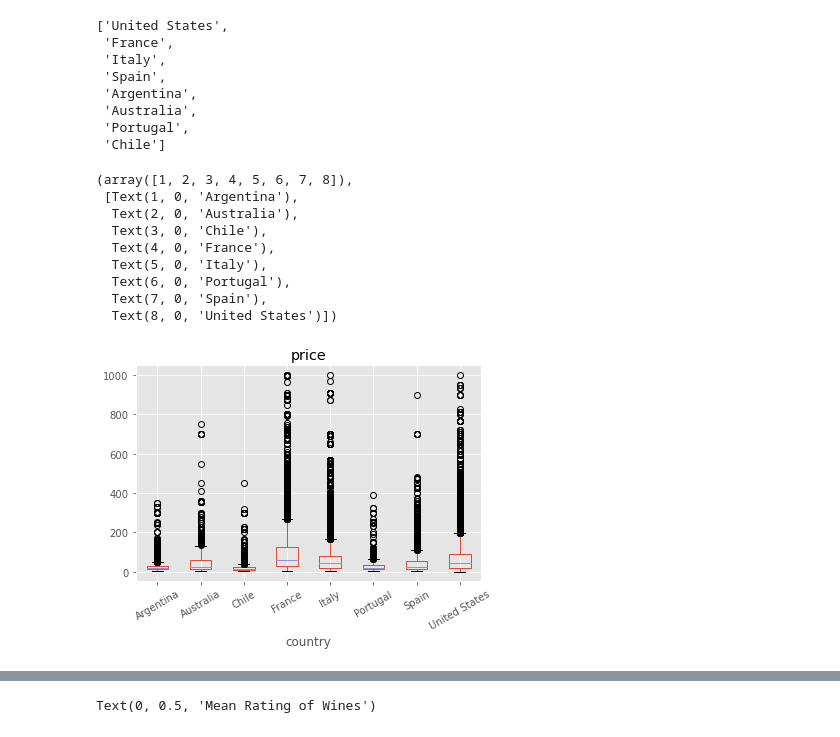
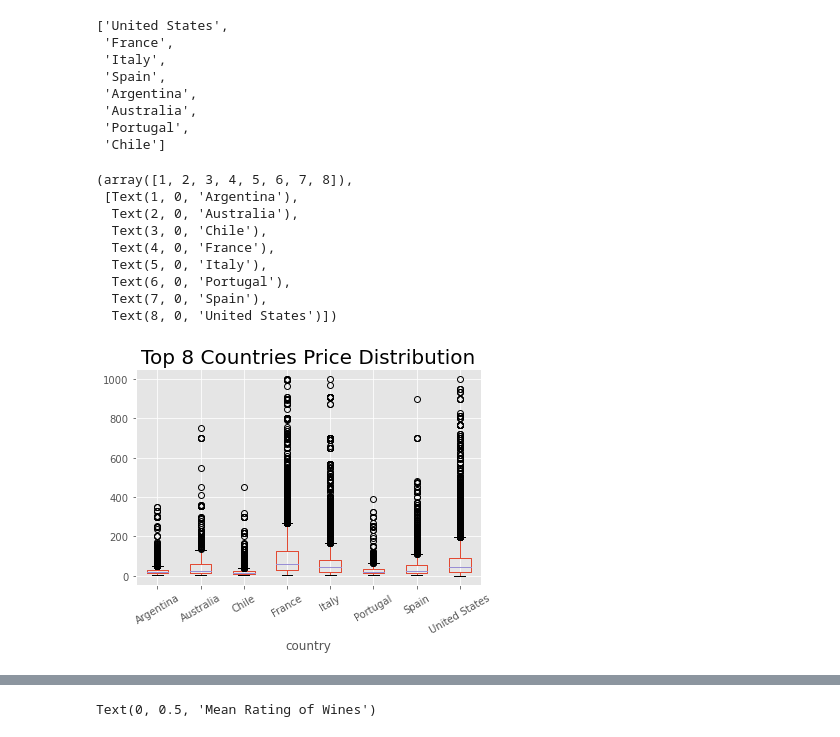
Before and after one commit to WilliamJHan/Selenium_Vivino, a Jupyter notebook: Vivino_Data_Analysis.ipynb, the cells around one changed output, grey strips where cells are left out. Cells and saved outputs as stored; diff of their text form; code cells hidden in the pictures.

```diff
--- a/Vivino_Data_Analysis.ipynb
+++ b/Vivino_Data_Analysis.ipynb
@@ -168,22 +168,23 @@ top8_countries
 # %%
 # Look at country & price without the 'NA' or -1
 Vivino_country_price = Vivino[(Vivino['country'] != 'NA') & (Vivino['price'] != -1) & (Vivino['price'] < 1000)]
 Vivino_country_price = Vivino_country_price[Vivino_country_price['country'].isin(top8_countries)]
 Vivino_country_price = Vivino_country_price[['country', 'price']]
 Vivino_country_price.boxplot(by = 'country', column = 'price')
 plt.suptitle('')
+plt.title('Top 8 Countries Price Distribution', fontsize = 20)
 plt.xticks(rotation = 30)
 # %% [output]
 (array([1, 2, 3, 4, 5, 6, 7, 8]),
  [Text(1, 0, 'Argentina'),
   Text(2, 0, 'Australia'),
   Text(3, 0, 'Chile'),
   Text(4, 0, 'France'),
   Text(5, 0, 'Italy'),
   Text(6, 0, 'Portugal'),
   Text(7, 0, 'Spain'),
   Text(8, 0, 'United States')])
-[figure, old version]
+[figure, new version]
 # %%
 # Same as above, but trimmed to just look at up to $200
 Vivino_country_price = Vivino[(Vivino['country'] != 'NA') & (Vivino['price'] != -1) & (Vivino['price'] < 200)]
```
Also changed, not shown: parts of 29 cells of this notebook, 16 other files.
